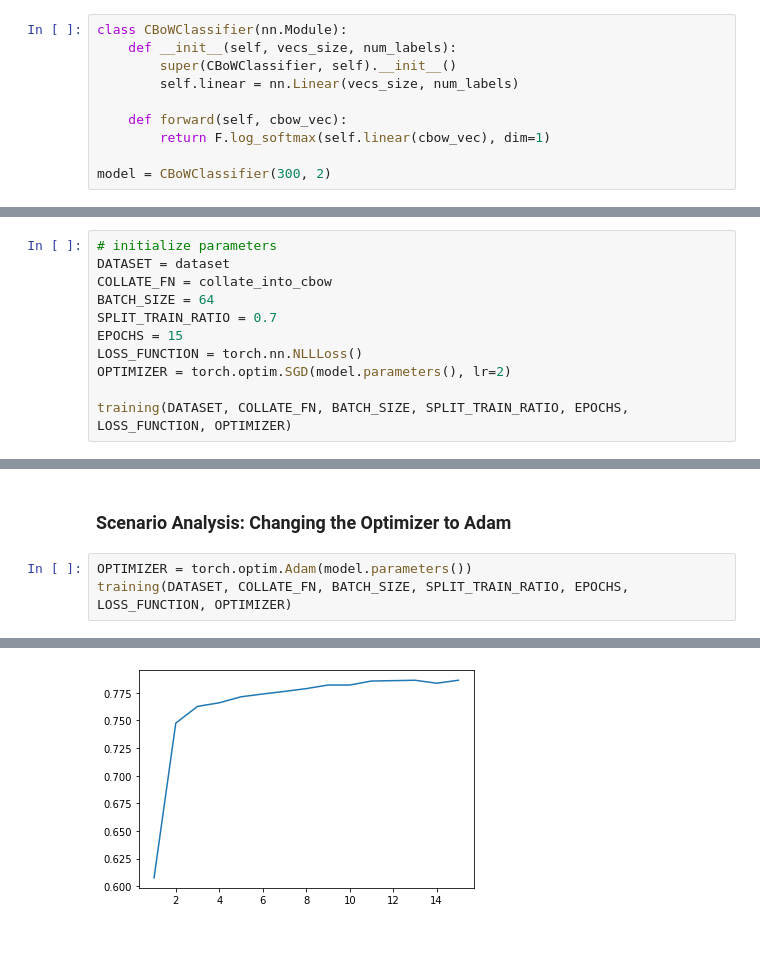
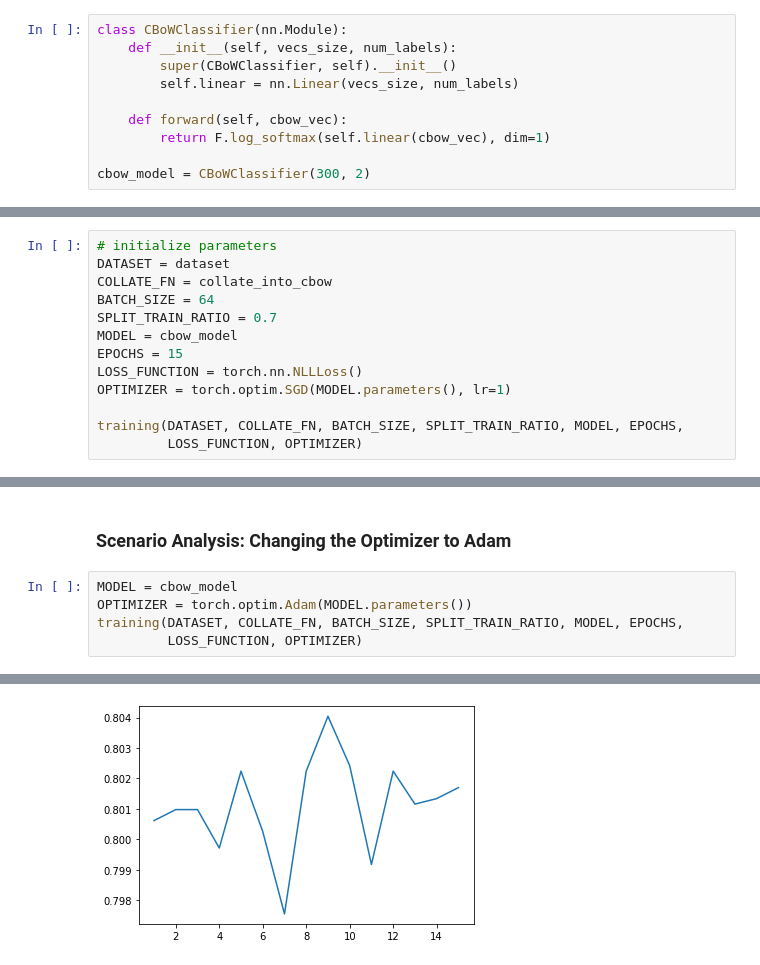
Before and after one commit to taishiokano/twitter_disaster_detection, a Jupyter notebook: 03-logistic-regression-with-bow-cbow.ipynb, the cells around one changed output, grey strips where cells are left out. Cells and saved outputs as stored; diff of their text form.

```diff
--- a/03-logistic-regression-with-bow-cbow.ipynb
+++ b/03-logistic-regression-with-bow-cbow.ipynb
@@ -279,7 +281,7 @@ class CBoWClassifier(nn.Module):
     def forward(self, cbow_vec):
         return F.log_softmax(self.linear(cbow_vec), dim=1)
 
-model = CBoWClassifier(300, 2)
+cbow_model = CBoWClassifier(300, 2)
 # %% [markdown]
 ### Training
 # %%
@@ -288,9 +290,11 @@ DATASET = dataset
 COLLATE_FN = collate_into_cbow
 BATCH_SIZE = 64
 SPLIT_TRAIN_RATIO = 0.7
+MODEL = cbow_model
 EPOCHS = 15
 LOSS_FUNCTION = torch.nn.NLLLoss()
-OPTIMIZER = torch.optim.SGD(model.parameters(), lr=2)
+OPTIMIZER = torch.optim.SGD(MODEL.parameters(), lr=1)
 
-training(DATASET, COLLATE_FN, BATCH_SIZE, SPLIT_TRAIN_RATIO, EPOCHS, LOSS_FUNCTION, OPTIMIZER)
+training(DATASET, COLLATE_FN, BATCH_SIZE, SPLIT_TRAIN_RATIO, MODEL, EPOCHS,
+         LOSS_FUNCTION, OPTIMIZER)
 # %% [output]
@@ -313,6 +317,8 @@ After epoch 15 the validation accuracy is 0.447.
 # %% [markdown]
 ### Scenario Analysis: Changing the Optimizer to Adam
 # %%
-OPTIMIZER = torch.optim.Adam(model.parameters())
-training(DATASET, COLLATE_FN, BATCH_SIZE, SPLIT_TRAIN_RATIO, EPOCHS, LOSS_FUNCTION, OPTIMIZER)
+MODEL = cbow_model
+OPTIMIZER = torch.optim.Adam(MODEL.parameters())
+training(DATASET, COLLATE_FN, BATCH_SIZE, SPLIT_TRAIN_RATIO, MODEL, EPOCHS,
+         LOSS_FUNCTION, OPTIMIZER)
 # %% [output]
@@ -334 +340 @@ After epoch 15 the validation accuracy is 0.786.
-[figure, old version]
+[figure, new version]
```
Also changed, not shown: parts of 5 cells of this notebook.
